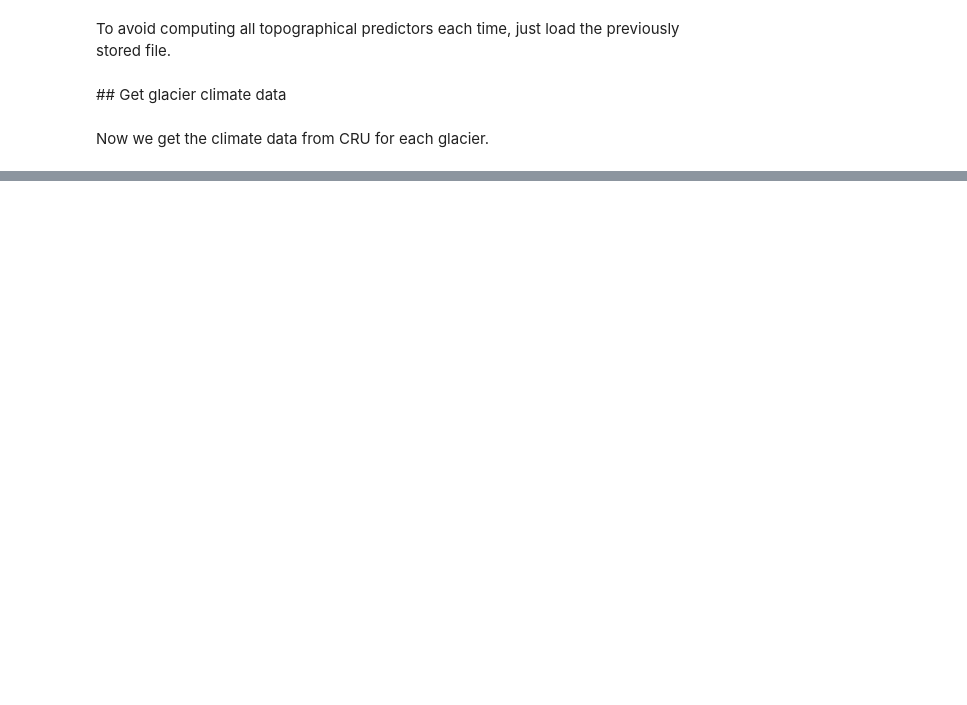
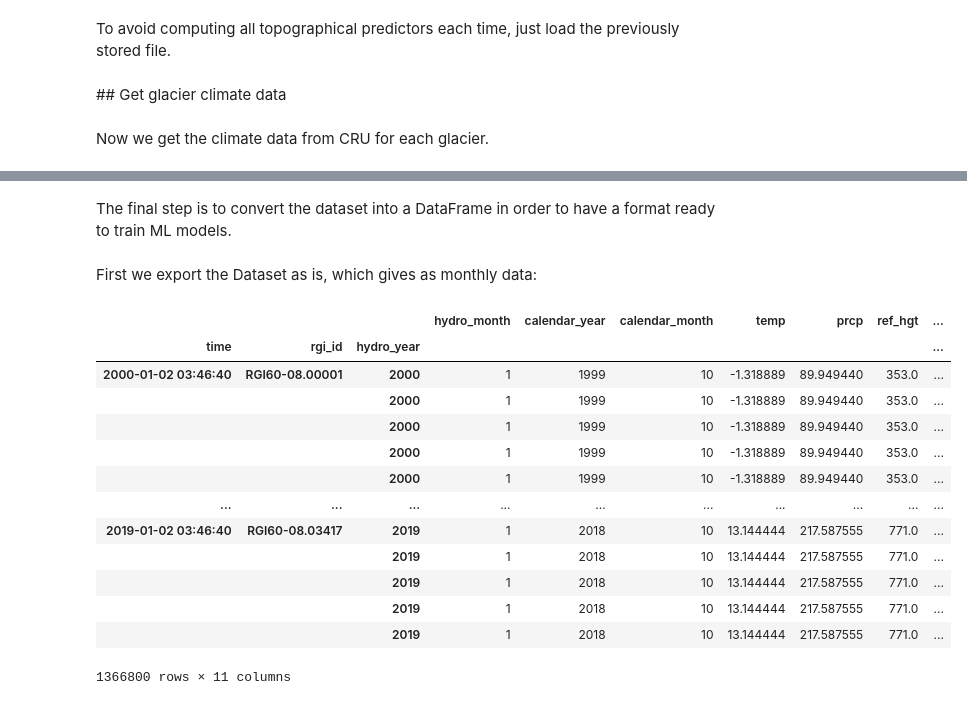
Before and after one commit to Machine-Learning-in-Glaciology-Workshop/Project_MB_Regression, a Jupyter notebook: ML_MB_modelling.ipynb, the cells around one changed output, grey strips where cells are left out. Saved outputs shown, nothing was run; the diff lists cells and outputs as text; code cells hidden in the pictures; blank space fills up the shorter version.

Commit message:
Monthly and annual climate datasets computed. Final formatting remaining

```diff
--- a/ML_MB_modelling.ipynb
+++ b/ML_MB_modelling.ipynb
@@ -197,0 +181,3 @@ Coordinates:
+# %%
+period=np.arange(2000.0, 2020.0)
+climate_ds = climate_ds.sel(time=period, method='nearest')
@@ -197,0 +186,2 @@ Coordinates:
+# %%
+climate_ds = decimal_to_datetime(climate_ds)
@@ -197,0 +208,25 @@ Coordinates:
+# %% [markdown]
+The final step is to convert the dataset into a DataFrame in order to have a format ready to train ML models.
+# %% [markdown]
+First we export the Dataset as is, which gives as monthly data:
+# %%
+mon_climate_df = climate_ds.to_dataframe()
+# %%
+mon_climate_df.reset_index(level='year', drop=True, inplace=True)
+# %%
+mon_climate_df.set_index('hydro_year', append=True)
+# %% [output]
+|  |  |  | hydro_month | calendar_year | calendar_month | temp | prcp | ref_hgt | ... |
+| time | rgi_id | hydro_year |  |  |  |  |  |  | ... |
+| 2000-01-02 03:46:40 | RGI60-08.00001 | 2000 | 1 | 1999 | 10 | -1.318889 | 89.949440 | 353.0 | ... |
+|  |  | 2000 | 1 | 1999 | 10 | -1.318889 | 89.949440 | 353.0 | ... |
+|  |  | 2000 | 1 | 1999 | 10 | -1.318889 | 89.949440 | 353.0 | ... |
+|  |  | 2000 | 1 | 1999 | 10 | -1.318889 | 89.949440 | 353.0 | ... |
+|  |  | 2000 | 1 | 1999 | 10 | -1.318889 | 89.949440 | 353.0 | ... |
+| ... | ... | ... | ... | ... | ... | ... | ... | ... | ... |
+| 2019-01-02 03:46:40 | RGI60-08.03417 | 2019 | 1 | 2018 | 10 | 13.144444 | 217.587555 | 771.0 | ... |
+|  |  | 2019 | 1 | 2018 | 10 | 13.144444 | 217.587555 | 771.0 | ... |
+|  |  | 2019 | 1 | 2018 | 10 | 13.144444 | 217.587555 | 771.0 | ... |
+|  |  | 2019 | 1 | 2018 | 10 | 13.144444 | 217.587555 | 771.0 | ... |
+|  |  | 2019 | 1 | 2018 | 10 | 13.144444 | 217.587555 | 771.0 | ... |
+1366800 rows × 11 columns
```
Also changed, not shown: parts of 35 cells of this notebook.
